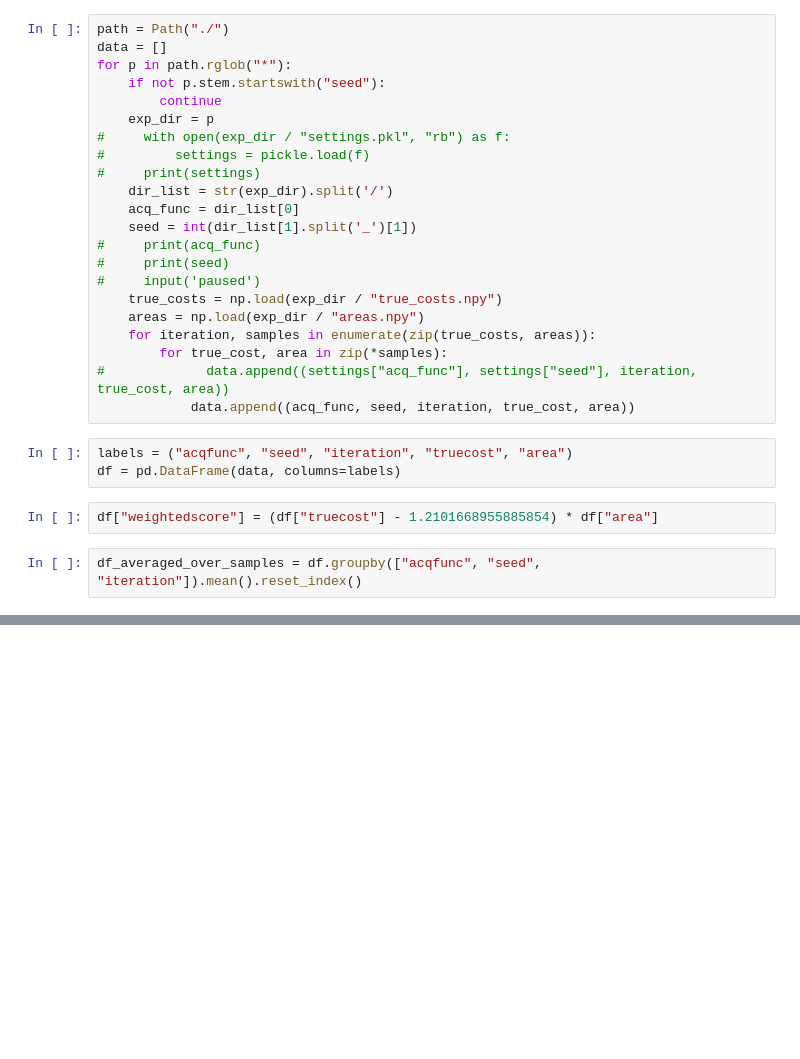
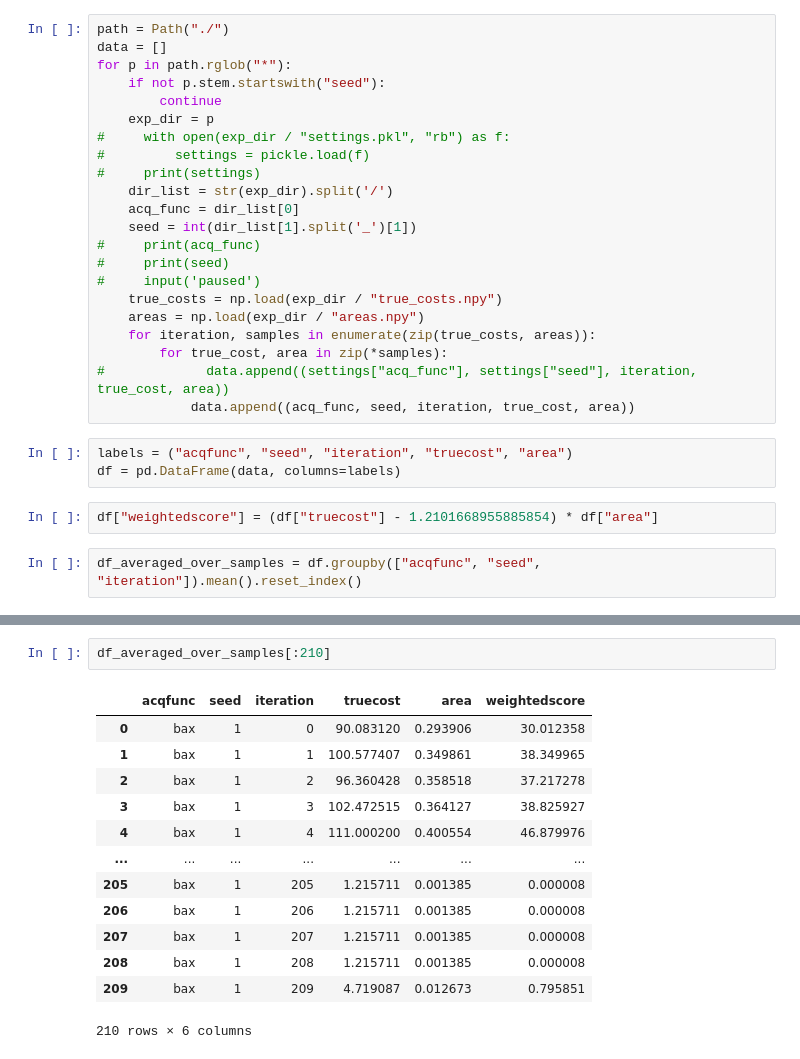
Before and after one commit to willieneis/bayesian-algorithm-execution, a Jupyter notebook: dijkstra_sweeps_400/plot_costs_willie.ipynb, the cells around one changed output, grey strips where cells are left out. Cells and saved outputs as stored; diff of their text form; blank space fills up the shorter version.

```diff
--- a/dijkstra_sweeps_400/plot_costs_willie.ipynb
+++ b/dijkstra_sweeps_400/plot_costs_willie.ipynb
@@ -104,0 +107,16 @@ fig.savefig("area.png", bbox_inches = 'tight')
+# %%
+df_averaged_over_samples[:210]
+# %% [output]
+|  | acqfunc | seed | iteration | truecost | area | weightedscore |
+| 0 | bax | 1 | 0 | 90.083120 | 0.293906 | 30.012358 |
+| 1 | bax | 1 | 1 | 100.577407 | 0.349861 | 38.349965 |
+| 2 | bax | 1 | 2 | 96.360428 | 0.358518 | 37.217278 |
+| 3 | bax | 1 | 3 | 102.472515 | 0.364127 | 38.825927 |
+| 4 | bax | 1 | 4 | 111.000200 | 0.400554 | 46.879976 |
+| ... | ... | ... | ... | ... | ... | ... |
+| 205 | bax | 1 | 205 | 1.215711 | 0.001385 | 0.000008 |
+| 206 | bax | 1 | 206 | 1.215711 | 0.001385 | 0.000008 |
+| 207 | bax | 1 | 207 | 1.215711 | 0.001385 | 0.000008 |
+| 208 | bax | 1 | 208 | 1.215711 | 0.001385 | 0.000008 |
+| 209 | bax | 1 | 209 | 4.719087 | 0.012673 | 0.795851 |
+210 rows × 6 columns
```
Also changed, not shown: parts of 1 cell of this notebook.
